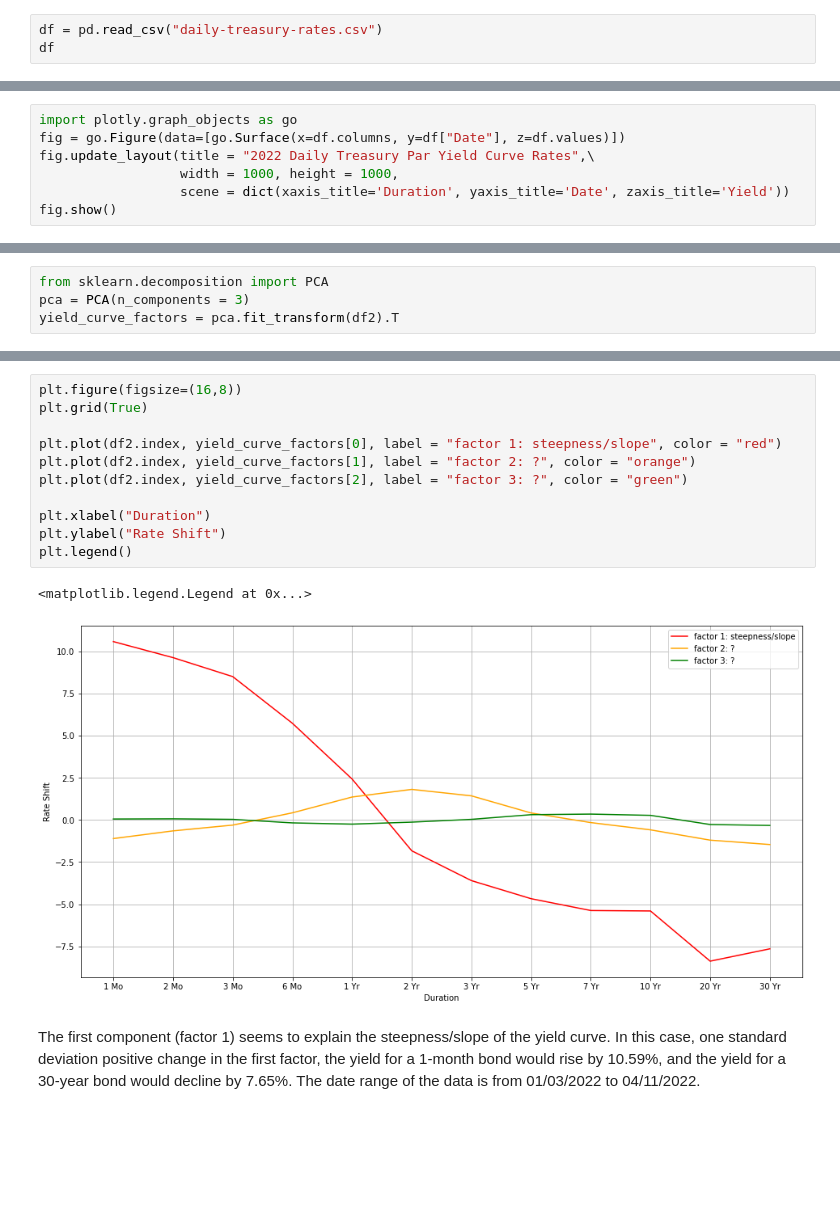
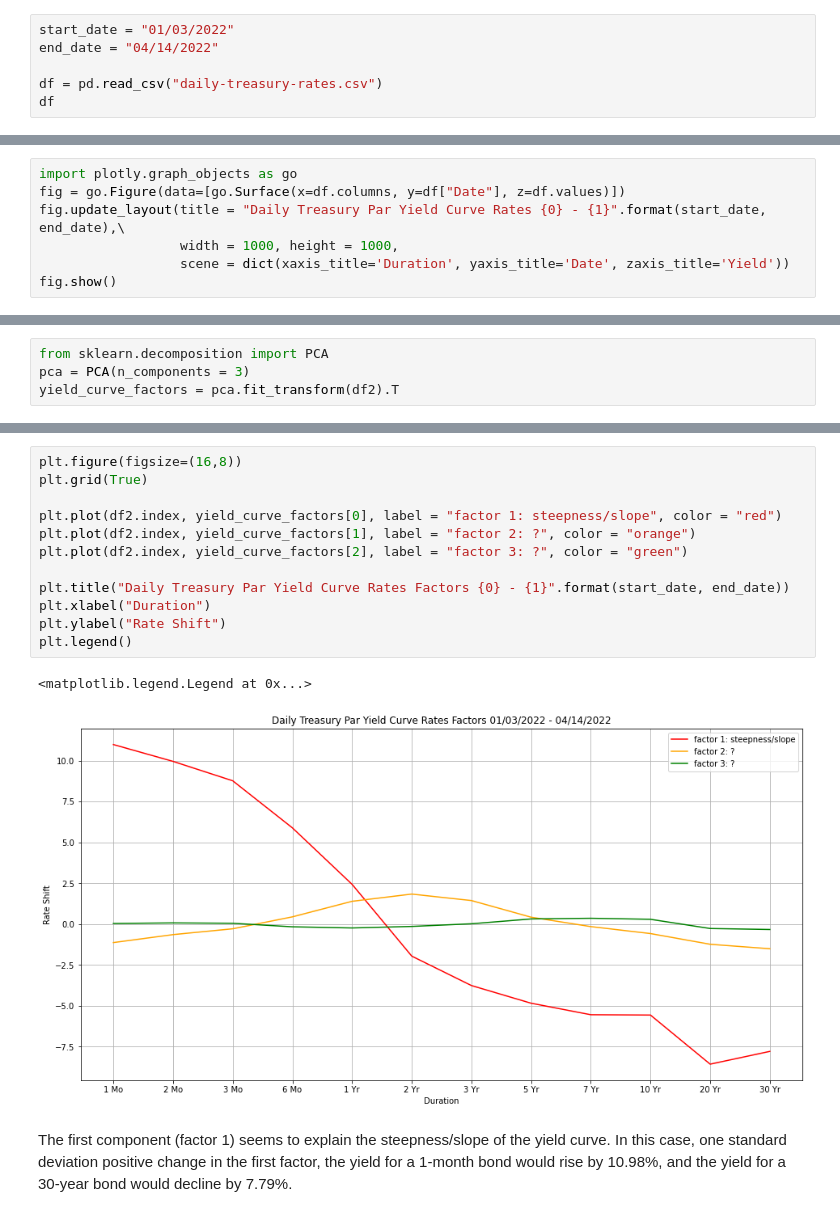
Before and after one commit to Wenbo-Git/Finance, a Jupyter notebook: Fixed Income/yield curves.ipynb, the cells around one changed output, grey strips where cells are left out. Saved outputs shown, nothing was run; the diff lists cells and outputs as text; blank space fills up the shorter version.

```diff
--- a/Fixed Income/yield curves.ipynb
+++ b/Fixed Income/yield curves.ipynb
@@ -6,6 +6,9 @@ Data Source:
 
 https://home.treasury.gov/policy-issues/financing-the-government/interest-rate-statistics
 # %%
+start_date = "01/03/2022"
+end_date = "04/14/2022"
+
 df = pd.read_csv("daily-treasury-rates.csv")
 df
 # %% [output]
@@ -101,7 +105,7 @@ plt.legend()
 # %%
 import plotly.graph_objects as go
 fig = go.Figure(data=[go.Surface(x=df.columns, y=df["Date"], z=df.values)])
-fig.update_layout(title = "2022 Daily Treasury Par Yield Curve Rates",\
+fig.update_layout(title = "Daily Treasury Par Yield Curve Rates {0} - {1}".format(start_date, end_date),\
                   width = 1000, height = 1000,
                   scene = dict(xaxis_title='Duration', yaxis_title='Date', zaxis_title='Yield'))
 fig.show()
@@ -133,16 +136,17 @@ array([0.97459844, 0.02378896, 0.00106681])
 # %%
 plt.figure(figsize=(16,8))
 plt.grid(True)
 
 plt.plot(df2.index, yield_curve_factors[0], label = "factor 1: steepness/slope", color = "red")
 plt.plot(df2.index, yield_curve_factors[1], label = "factor 2: ?", color = "orange")
 plt.plot(df2.index, yield_curve_factors[2], label = "factor 3: ?", color = "green")
 
+plt.title("Daily Treasury Par Yield Curve Rates Factors {0} - {1}".format(start_date, end_date))
 plt.xlabel("Duration")
 plt.ylabel("Rate Shift")
 plt.legend()
 # %% [output]
 <matplotlib.legend.Legend at 0x...>
-[figure, old version]
+[figure, new version]
 # %% [markdown]
-The first component (factor 1) seems to explain the steepness/slope of the yield curve. In this case, one standard deviation positive change in the first factor, the yield for a 1-month bond would rise by 10.59%, and the yield for a 30-year bond would decline by 7.65%. The date range of the data is from 01/03/2022 to 04/11/2022.
+The first component (factor 1) seems to explain the steepness/slope of the yield curve. In this case, one standard deviation positive change in the first factor, the yield for a 1-month bond would rise by 10.98%, and the yield for a 30-year bond would decline by 7.79%.
```
Also changed, not shown: parts of 8 cells of this notebook.
